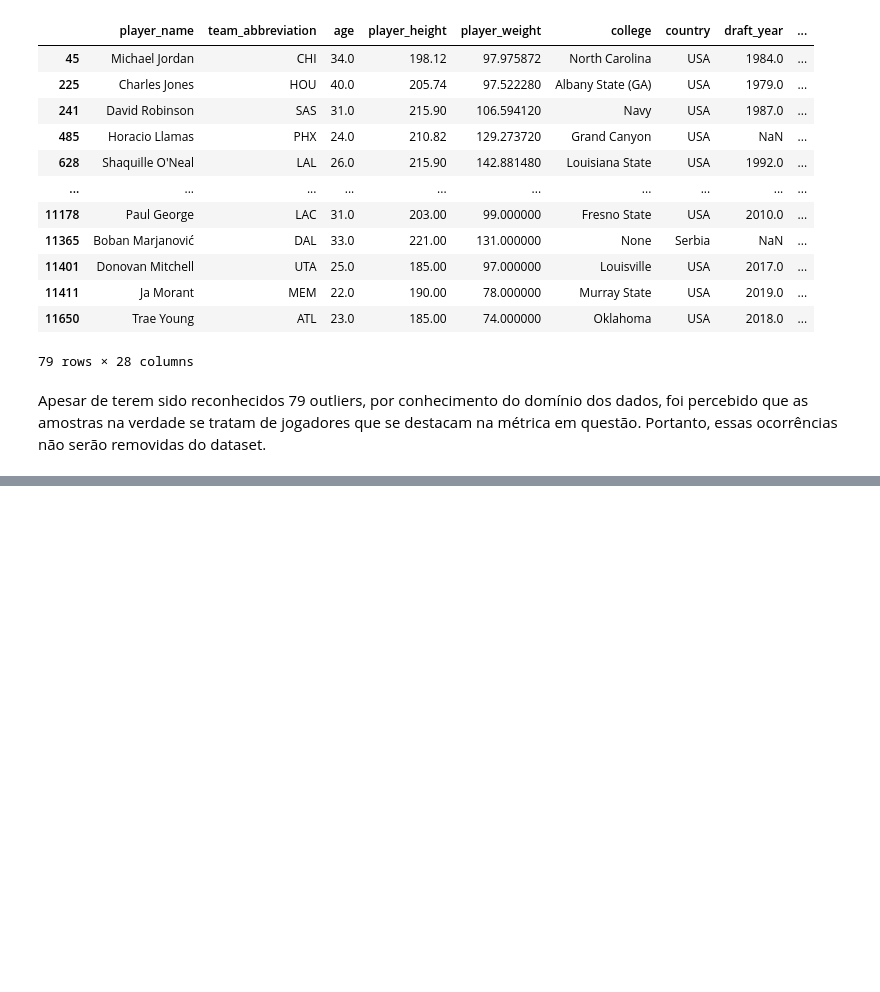
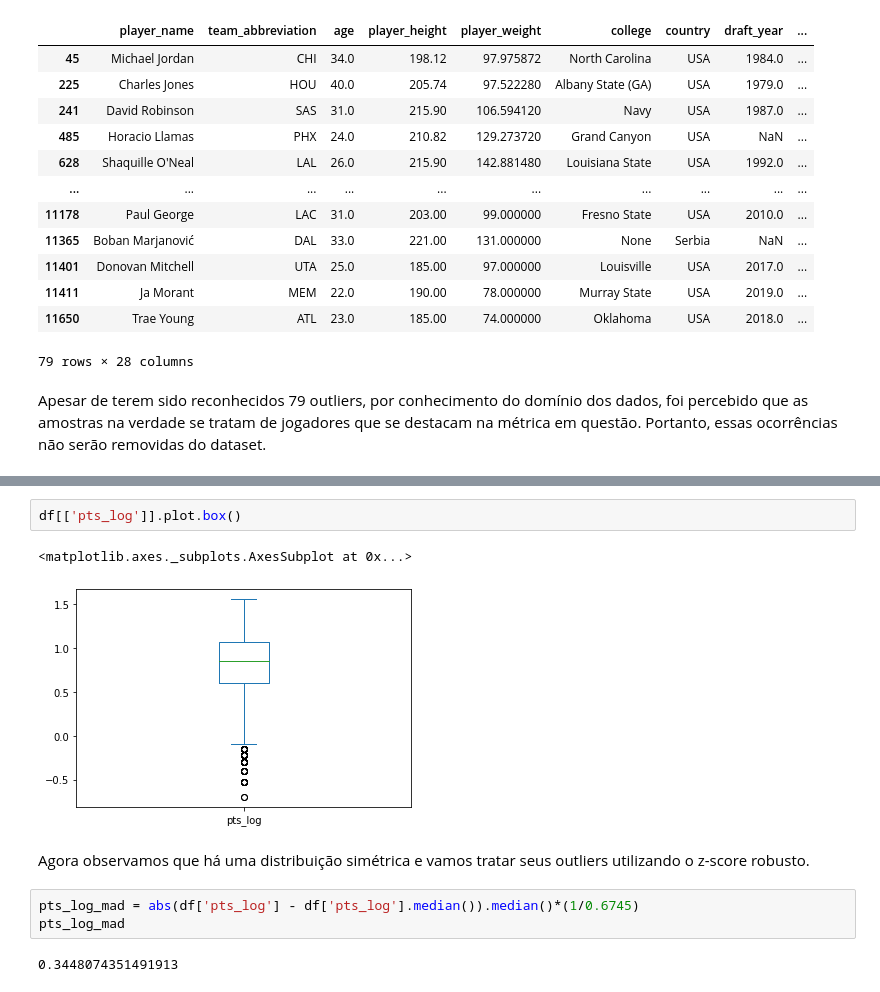
Before and after one commit to tta13/NBA-data-analysis, a Jupyter notebook: code.ipynb, the cells around one changed output, grey strips where cells are left out. Saved outputs shown, nothing was run; the diff lists cells and outputs as text; blank space fills up the shorter version.

```diff
--- a/code.ipynb
+++ b/code.ipynb
@@ -1557,0 +1585,12 @@ Apesar de terem sido reconhecidos 79 outliers, por conhecimento do domínio dos
+# %%
+df[['pts_log']].plot.box()
+# %% [output]
+<matplotlib.axes._subplots.AxesSubplot at 0x...>
+[figure, added]
+# %% [markdown]
+Agora observamos que há uma distribuição simétrica e vamos tratar seus outliers utilizando o z-score robusto.
+# %%
+pts_log_mad = abs(df['pts_log'] - df['pts_log'].median()).median()*(1/0.6745)
+pts_log_mad
+# %% [output]
+0.3448074351491913
```
Also changed, not shown: parts of 48 cells of this notebook.
